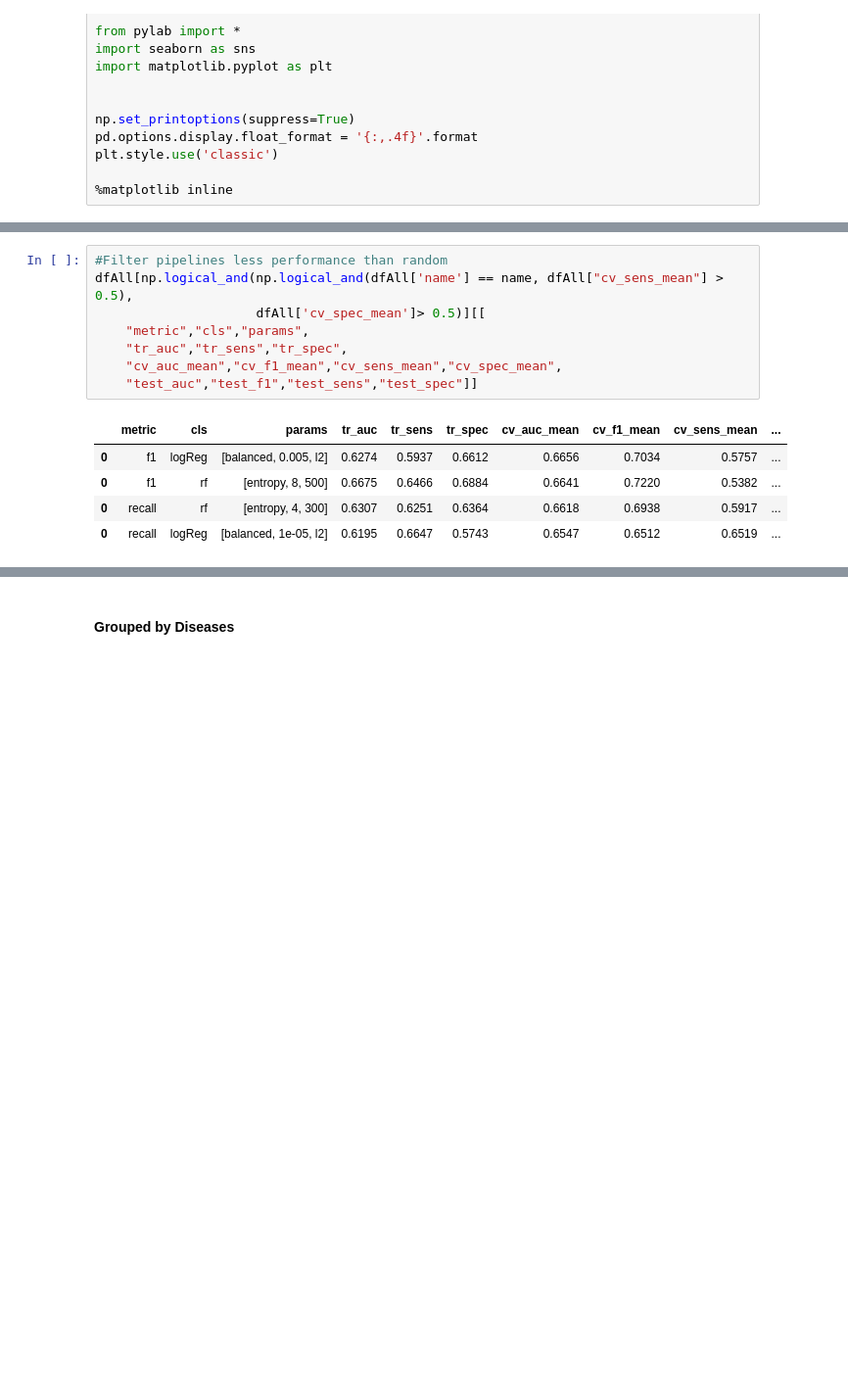
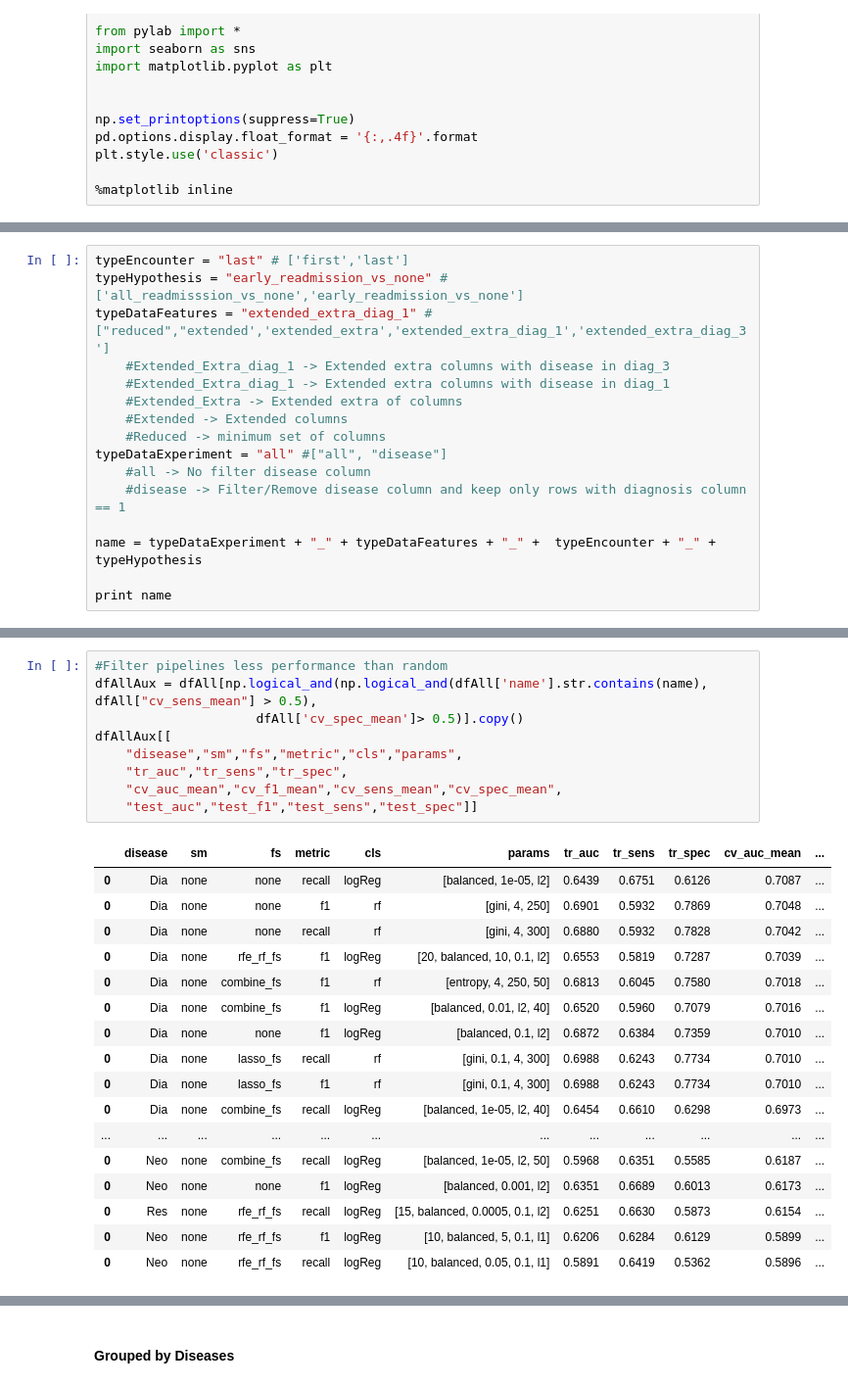
Before and after one commit to CHABOBO/readmission, a Jupyter notebook: notebook/05-results.ipynb, the cells around one changed output, grey strips where cells are left out. Shown at 98% size. Cells and saved outputs as stored; diff of their text form; blank space fills up the shorter version.

```diff
--- a/notebook/05-results.ipynb
+++ b/notebook/05-results.ipynb
@@ -100,0 +86,16 @@ subset_extended_all_last_early_readmission_vs_none_none
+# %%
+typeEncounter = "last" # ['first','last']
+typeHypothesis = "early_readmission_vs_none" # ['all_readmisssion_vs_none','early_readmission_vs_none']
+typeDataFeatures = "extended_extra_diag_1" # ["reduced","extended','extended_extra','extended_extra_diag_1','extended_extra_diag_3']
+    #Extended_Extra_diag_1 -> Extended extra columns with disease in diag_3
+    #Extended_Extra_diag_1 -> Extended extra columns with disease in diag_1
+    #Extended_Extra -> Extended extra of columns
+    #Extended -> Extended columns
+    #Reduced -> minimum set of columns
+typeDataExperiment = "all" #["all", "disease"]
+    #all -> No filter disease column
+    #disease -> Filter/Remove disease column and keep only rows with diagnosis column == 1
+
+name = typeDataExperiment + "_" + typeDataFeatures + "_" +  typeEncounter + "_" + typeHypothesis
+
+print name
@@ -125,15 +116,28 @@ dfAll[dfAll['name'] == name][["metric","cls","params",
 # %%
 #Filter pipelines less performance than random
-dfAll[np.logical_and(np.logical_and(dfAll['name'] == name, dfAll["cv_sens_mean"] > 0.5),
-                     dfAll['cv_spec_mean']> 0.5)][[
-    "metric","cls","params",
+dfAllAux = dfAll[np.logical_and(np.logical_and(dfAll['name'].str.contains(name), dfAll["cv_sens_mean"] > 0.5),
+                     dfAll['cv_spec_mean']> 0.5)].copy()
+dfAllAux[[
+    "disease","sm","fs","metric","cls","params",
     "tr_auc","tr_sens","tr_spec",
     "cv_auc_mean","cv_f1_mean","cv_sens_mean","cv_spec_mean",
     "test_auc","test_f1","test_sens","test_spec"]]
 # %% [output]
-|  | metric | cls | params | tr_auc | tr_sens | tr_spec | cv_auc_mean | cv_f1_mean | cv_sens_mean | ... |
-| 0 | f1 | logReg | [balanced, 0.005, l2] | 0.6274 | 0.5937 | 0.6612 | 0.6656 | 0.7034 | 0.5757 | ... |
-| 0 | f1 | rf | [entropy, 8, 500] | 0.6675 | 0.6466 | 0.6884 | 0.6641 | 0.7220 | 0.5382 | ... |
-| 0 | recall | rf | [entropy, 4, 300] | 0.6307 | 0.6251 | 0.6364 | 0.6618 | 0.6938 | 0.5917 | ... |
-| 0 | recall | logReg | [balanced, 1e-05, l2] | 0.6195 | 0.6647 | 0.5743 | 0.6547 | 0.6512 | 0.6519 | ... |
+|  | disease | sm | fs | metric | cls | params | tr_auc | tr_sens | tr_spec | cv_auc_mean | ... |
+| 0 | Dia | none | none | recall | logReg | [balanced, 1e-05, l2] | 0.6439 | 0.6751 | 0.6126 | 0.7087 | ... |
+| 0 | Dia | none | none | f1 | rf | [gini, 4, 250] | 0.6901 | 0.5932 | 0.7869 | 0.7048 | ... |
+| 0 | Dia | none | none | recall | rf | [gini, 4, 300] | 0.6880 | 0.5932 | 0.7828 | 0.7042 | ... |
+| 0 | Dia | none | rfe_rf_fs | f1 | logReg | [20, balanced, 10, 0.1, l2] | 0.6553 | 0.5819 | 0.7287 | 0.7039 | ... |
+| 0 | Dia | none | combine_fs | f1 | rf | [entropy, 4, 250, 50] | 0.6813 | 0.6045 | 0.7580 | 0.7018 | ... |
+| 0 | Dia | none | combine_fs | f1 | logReg | [balanced, 0.01, l2, 40] | 0.6520 | 0.5960 | 0.7079 | 0.7016 | ... |
+| 0 | Dia | none | none | f1 | logReg | [balanced, 0.1, l2] | 0.6872 | 0.6384 | 0.7359 | 0.7010 | ... |
+| 0 | Dia | none | lasso_fs | recall | rf | [gini, 0.1, 4, 300] | 0.6988 | 0.6243 | 0.7734 | 0.7010 | ... |
+| 0 | Dia | none | lasso_fs | f1 | rf | [gini, 0.1, 4, 300] | 0.6988 | 0.6243 | 0.7734 | 0.7010 | ... |
+| 0 | Dia | none | combine_fs | recall | logReg | [balanced, 1e-05, l2, 40] | 0.6454 | 0.6610 | 0.6298 | 0.6973 | ... |
+| ... | ... | ... | ... | ... | ... | ... | ... | ... | ... | ... | ... |
+| 0 | Neo | none | combine_fs | recall | logReg | [balanced, 1e-05, l2, 50] | 0.5968 | 0.6351 | 0.5585 | 0.6187 | ... |
+| 0 | Neo | none | none | f1 | logReg | [balanced, 0.001, l2] | 0.6351 | 0.6689 | 0.6013 | 0.6173 | ... |
+| 0 | Res | none | rfe_rf_fs | recall | logReg | [15, balanced, 0.0005, 0.1, l2] | 0.6251 | 0.6630 | 0.5873 | 0.6154 | ... |
+| 0 | Neo | none | rfe_rf_fs | f1 | logReg | [10, balanced, 5, 0.1, l1] | 0.6206 | 0.6284 | 0.6129 | 0.5899 | ... |
+| 0 | Neo | none | rfe_rf_fs | recall | logReg | [10, balanced, 0.05, 0.1, l1] | 0.5891 | 0.6419 | 0.5362 | 0.5896 | ... |
 # %%
```
Also changed, not shown: parts of 12 cells of this notebook, 9 other files.
